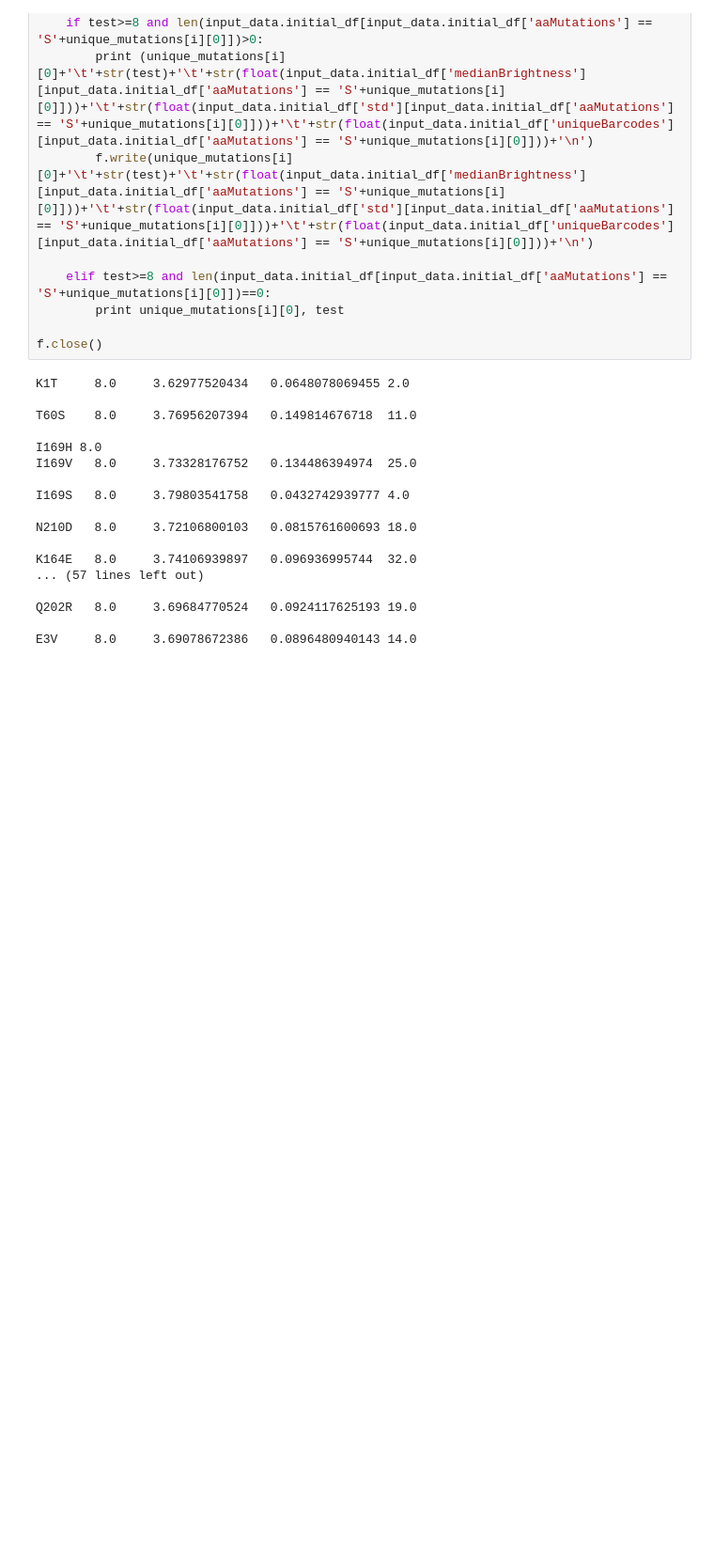
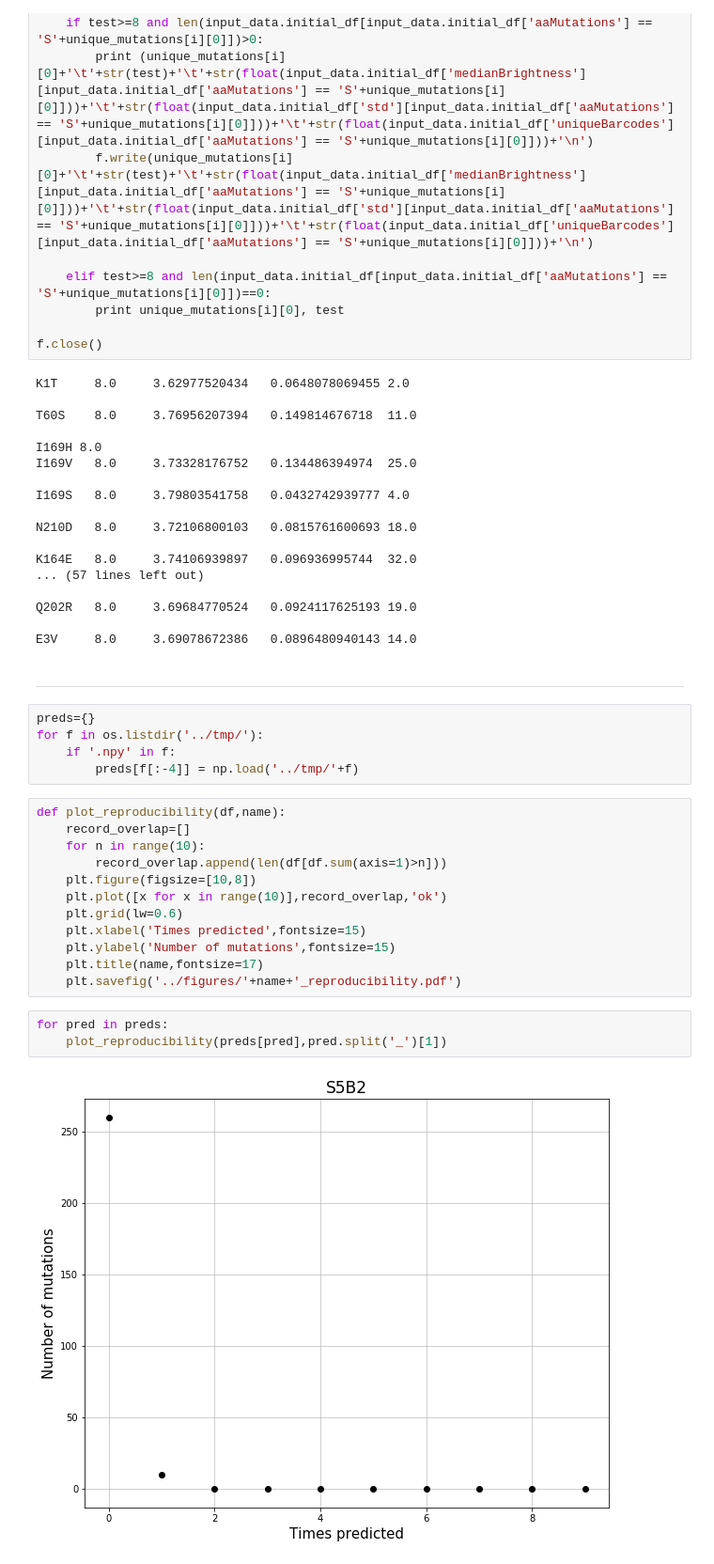
Before and after one commit to karensarkisyan/GFP_CNN, a Jupyter notebook: prediction_analysis.ipynb, the cells around one changed output. Shown: that part at 94% size. Cells and saved outputs as stored; diff of their text form; blank space fills up the shorter version.

```diff
--- a/prediction_analysis.ipynb
+++ b/prediction_analysis.ipynb
@@ -117,3 +164,27 @@ K164E   8.0     3.74106939897   0.096936995744  32.0
 Q202R   8.0     3.69684770524   0.0924117625193 19.0
 
 E3V     8.0     3.69078672386   0.0896480940143 14.0
+# %% [markdown]
+***
+# %%
+preds={}
+for f in os.listdir('../tmp/'):
+    if '.npy' in f:
+        preds[f[:-4]] = np.load('../tmp/'+f)
+# %%
+def plot_reproducibility(df,name):
+    record_overlap=[]
+    for n in range(10):
+        record_overlap.append(len(df[df.sum(axis=1)>n]))
+    plt.figure(figsize=[10,8])
+    plt.plot([x for x in range(10)],record_overlap,'ok')
+    plt.grid(lw=0.6)
+    plt.xlabel('Times predicted',fontsize=15)
+    plt.ylabel('Number of mutations',fontsize=15)
+    plt.title(name,fontsize=17)
+    plt.savefig('../figures/'+name+'_reproducibility.pdf')
+# %%
+for pred in preds:
+    plot_reproducibility(preds[pred],pred.split('_')[1])
+# %% [output]
+[figure, added]
```
Also changed, not shown: parts of 13 cells of this notebook, 5 other files.
